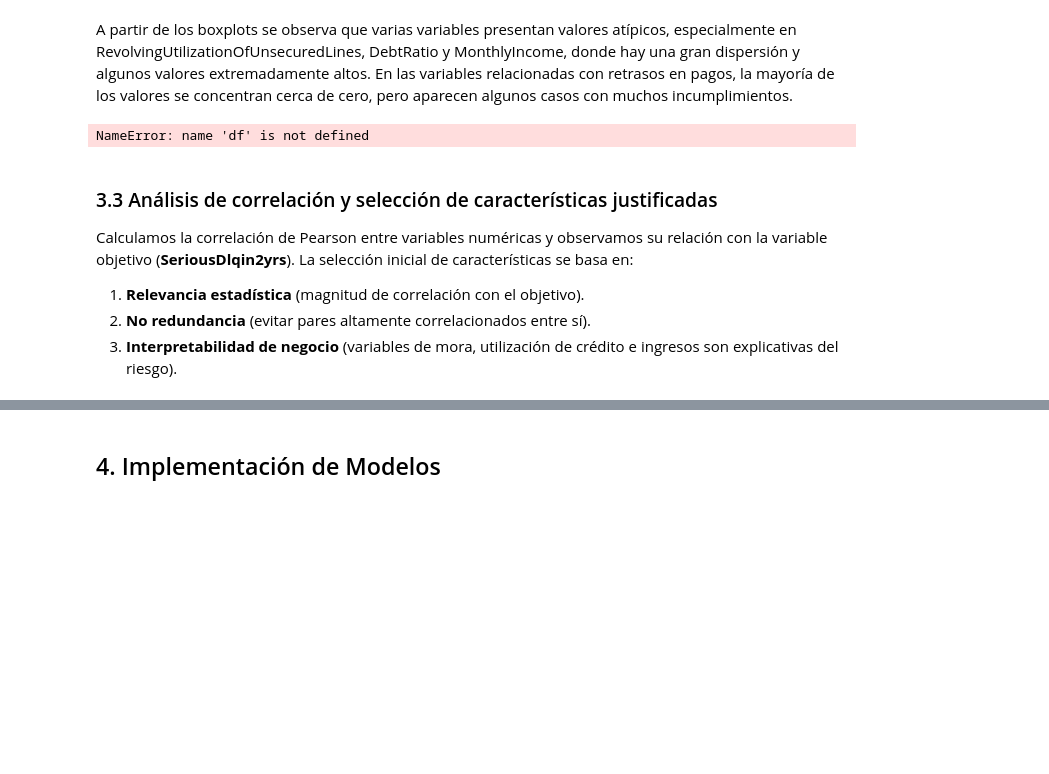
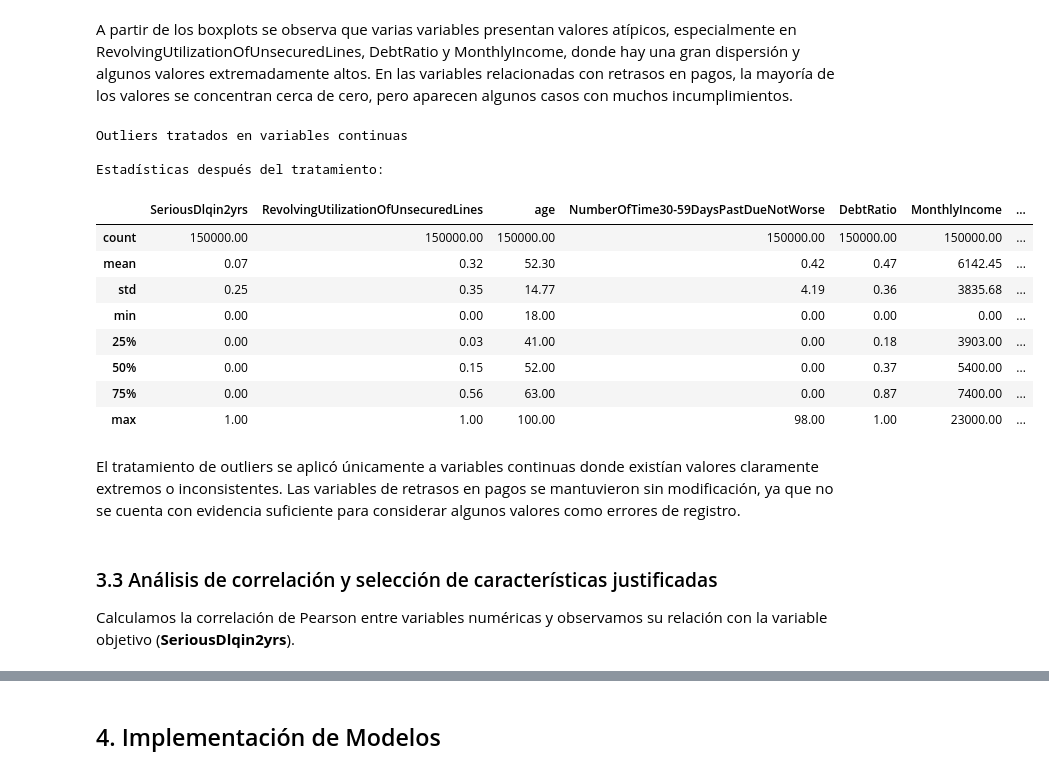
Before and after one commit to YURYVOM/Machine_learning_master, a Jupyter notebook: notebook/proyecto_1.ipynb, the cells around one changed output, grey strips where cells are left out. Drawn from its saved outputs; the diff is of its cells as text; code cells hidden in the pictures; blank space fills up the shorter version.

```diff
--- a/notebook/proyecto_1.ipynb
+++ b/notebook/proyecto_1.ipynb
@@ -179,35 +180,39 @@ plt.show()
 # %% [markdown]
 A partir de los boxplots se observa que varias variables presentan valores atípicos, especialmente en RevolvingUtilizationOfUnsecuredLines, DebtRatio y MonthlyIncome, donde hay una gran dispersión y algunos valores extremadamente altos. En las variables relacionadas con retrasos en pagos, la mayoría de los valores se concentran cerca de cero, pero aparecen algunos casos con muchos incumplimientos.
 # %%
-# Caps de valores imposibles o extremos
-# RevolvingUtilization y DebtRatio deben estar entre 0 y 1
+# Tratamiento de valores extremos
+
+# RevolvingUtilization y DebtRatio como proporciones entre 0 y 1
 train['RevolvingUtilizationOfUnsecuredLines'] = train['RevolvingUtilizationOfUnsecuredLines'].clip(0, 1)
 train['DebtRatio'] = train['DebtRatio'].clip(0, 1)
 
-# Valores 96, 97, 98 en variables de retrasos son códigos de error
-for col in ['NumberOfTime30-59DaysPastDueNotWorse',
-            'NumberOfTimes90DaysLate',
-            'NumberOfTime60-89DaysPastDueNotWorse']:
-    train[col] = train[col].replace([96, 97, 98], 0)
-
-# Age mínima razonable = 18
+# Age en un rango razonable
 train['age'] = train['age'].clip(18, 100)
 
-# MonthlyIncome cap en percentil 99
+# MonthlyIncome: recorte en percentil 99 para reducir el efecto de outliers
 cap_income = train['MonthlyIncome'].quantile(0.99)
 train['MonthlyIncome'] = train['MonthlyIncome'].clip(0, cap_income)
 
-print("Outliers tratados correctamente")
+print("Outliers tratados en variables continuas")
 print("\nEstadísticas después del tratamiento:")
 train.describe().round(2)
 # %% [output]
-NameError: name 'df' is not defined
+Outliers tratados en variables continuas
+
+Estadísticas después del tratamiento:
+|  | SeriousDlqin2yrs | RevolvingUtilizationOfUnsecuredLines | age | NumberOfTime30-59DaysPastDueNotWorse | DebtRatio | MonthlyIncome | ... |
+| count | 150000.00 | 150000.00 | 150000.00 | 150000.00 | 150000.00 | 150000.00 | ... |
+| mean | 0.07 | 0.32 | 52.30 | 0.42 | 0.47 | 6142.45 | ... |
+| std | 0.25 | 0.35 | 14.77 | 4.19 | 0.36 | 3835.68 | ... |
+| min | 0.00 | 0.00 | 18.00 | 0.00 | 0.00 | 0.00 | ... |
+| 25% | 0.00 | 0.03 | 41.00 | 0.00 | 0.18 | 3903.00 | ... |
+| 50% | 0.00 | 0.15 | 52.00 | 0.00 | 0.37 | 5400.00 | ... |
+| 75% | 0.00 | 0.56 | 63.00 | 0.00 | 0.87 | 7400.00 | ... |
+| max | 1.00 | 1.00 | 100.00 | 98.00 | 1.00 | 23000.00 | ... |
+# %% [markdown]
+El tratamiento de outliers se aplicó únicamente a variables continuas donde existían valores claramente extremos o inconsistentes. Las variables de retrasos en pagos se mantuvieron sin modificación, ya que no se cuenta con evidencia suficiente para considerar algunos valores como errores de registro.
 # %% [markdown]
 ### 3.3 Análisis de correlación y selección de características justificadas
 
-Calculamos la correlación de Pearson entre variables numéricas y observamos su relación con la variable objetivo (**SeriousDlqin2yrs**). La selección inicial de características se basa en:
-
-1. **Relevancia estadística** (magnitud de correlación con el objetivo).
-2. **No redundancia** (evitar pares altamente correlacionados entre sí).
-3. **Interpretabilidad de negocio** (variables de mora, utilización de crédito e ingresos son explicativas del riesgo).
+Calculamos la correlación de Pearson entre variables numéricas y observamos su relación con la variable objetivo (**SeriousDlqin2yrs**).
 # %%
```
Also changed, not shown: parts of 5 cells of this notebook.
